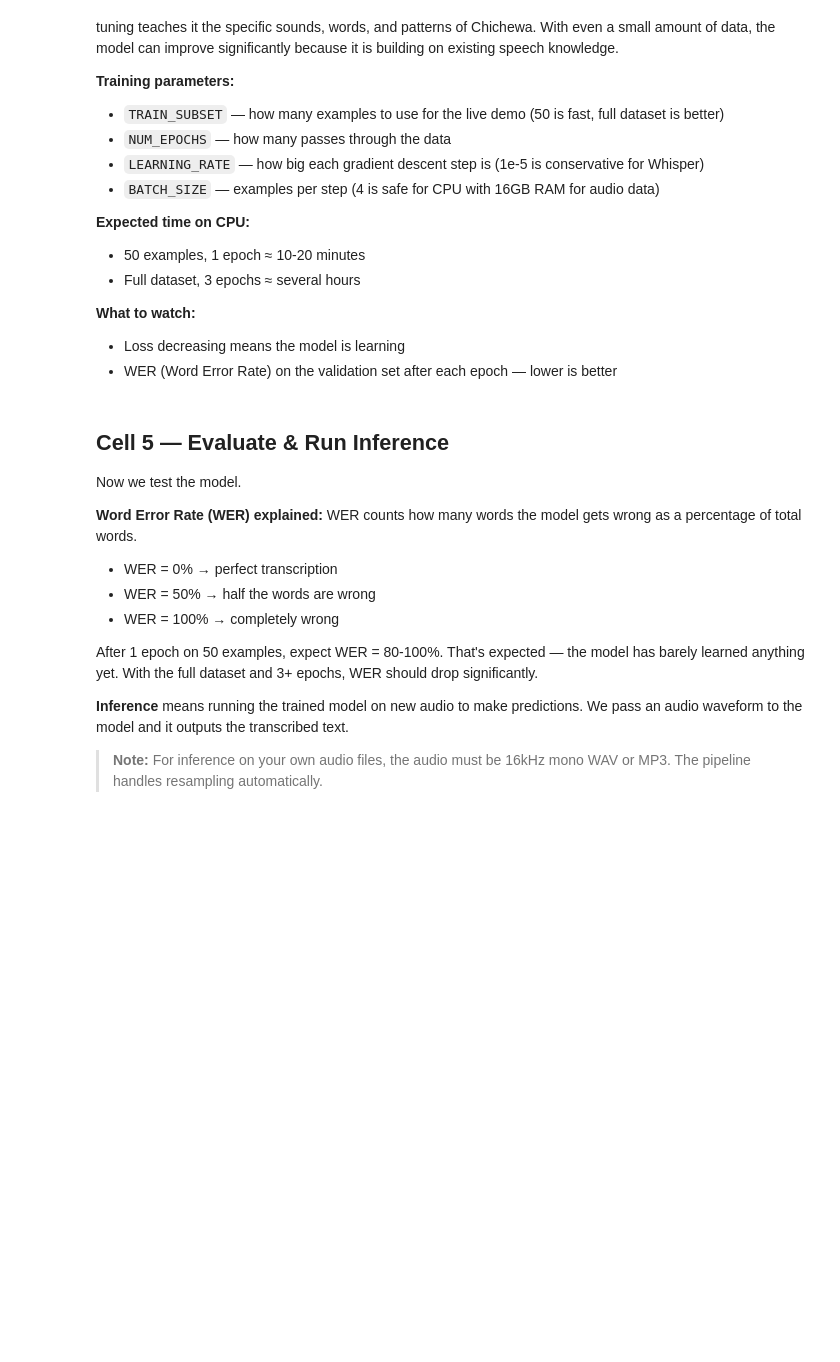
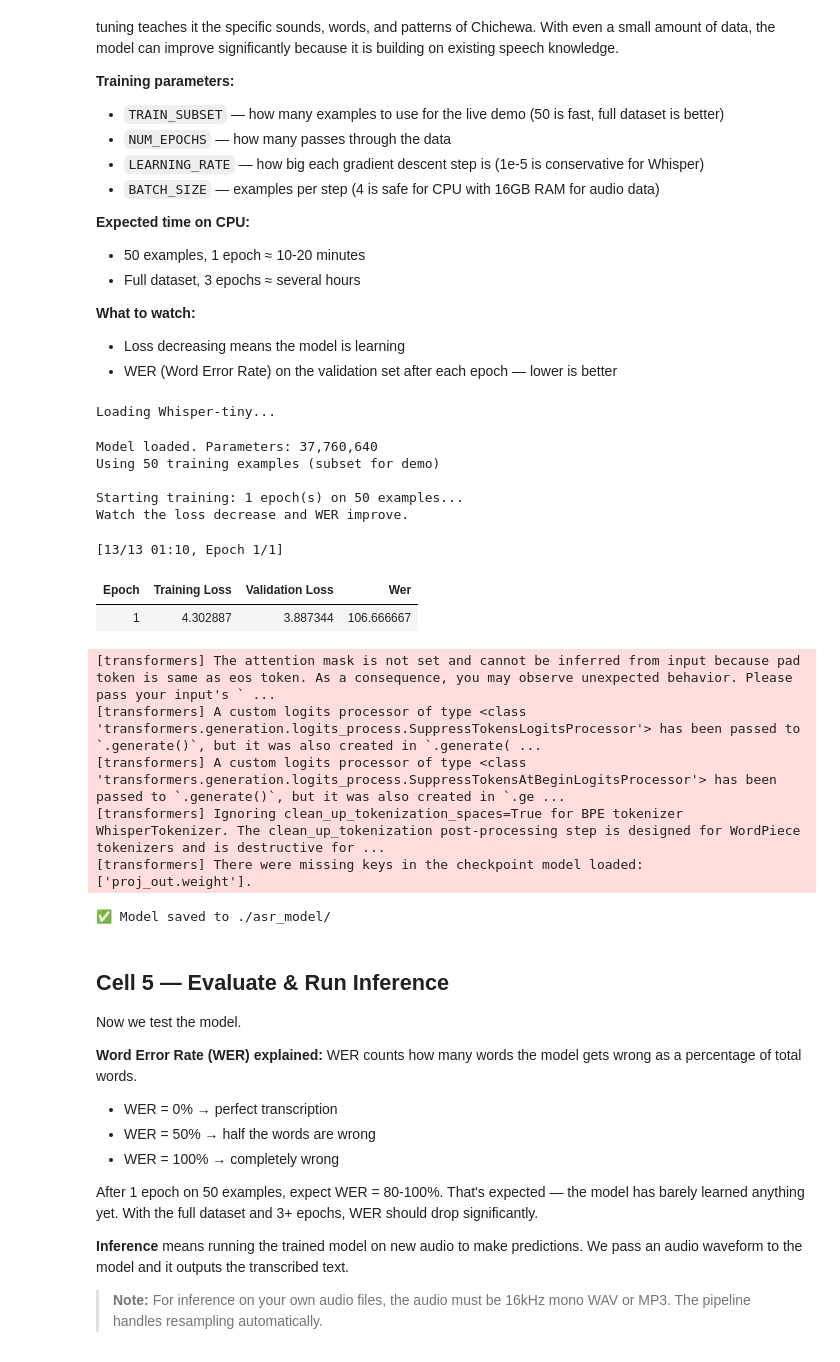
Before and after one commit to datapartnership/LRLL_MalawiWorkshopPDFtoMD, a Jupyter notebook: chichewa_asr_finetuning.ipynb, the cells around one changed output. Cells and saved outputs as stored; diff of their text form; code cells hidden in the pictures; blank space fills up the shorter version.

```diff
--- a/chichewa_asr_finetuning.ipynb
+++ b/chichewa_asr_finetuning.ipynb
@@ -182,7 +211,7 @@ from transformers import WhisperProcessor
 
 common_voice = load_from_disk(DATA_DIR)
 processor = WhisperProcessor.from_pretrained(
-    "./whisper_processor", language="Chichewa", task=TASK
+    "./whisper_processor", language="english", task=TASK
 )
 
 # ── Step 1: Resample all audio to 16kHz ──────────────────────────────────
@@ -206,7 +235,7 @@ def prepare_dataset(batch):
     ).input_features[0]
 
     # Convert text transcript to token IDs
-    batch["labels"] = processor.tokenizer(batch["sentence"]).input_ids
+    batch["labels"] = processor.tokenizer(batch["text"]).input_ids
     return batch
 
 # Apply to full dataset
@@ -319,7 +356,7 @@ print("Loading Whisper-tiny...")
 model = WhisperForConditionalGeneration.from_pretrained("./whisper_base")
 
 # Tell the model to transcribe (not translate) in Chichewa
-model.generation_config.language = "chichewa"
+model.generation_config.language = "english"
 model.generation_config.task = "transcribe"
 model.generation_config.forced_decoder_ids = None
 print(f"Model loaded. Parameters: {model.num_parameters():,}")
@@ -345,33 +382,49 @@ training_args = Seq2SeqTrainingArguments(
     logging_steps=5,
     predict_with_generate=True,   # needed for WER calculation
     generation_max_length=225,    # max tokens Whisper generates
     load_best_model_at_end=True,
     metric_for_best_model="wer",
     greater_is_better=False,      # lower WER is better
     use_cpu=True,
     report_to="none",
 )
 
 # ── Trainer ───────────────────────────────────────────────────────────────
 trainer = Seq2SeqTrainer(
     model=model,
     args=training_args,
     train_dataset=train_data,
     eval_dataset=common_voice["validation"].select(range(min(20, len(common_voice["validation"])))),
     processing_class=processor.feature_extractor,
     data_collator=data_collator,
     compute_metrics=compute_metrics,
 )
 
 # ── Train ─────────────────────────────────────────────────────────────────
 print(f"\nStarting training: {NUM_EPOCHS} epoch(s) on {len(train_data)} examples...")
 print("Watch the loss decrease and WER improve.\n")
 trainer.train()
 
 # Save
 trainer.save_model(SAVE_DIR)
 processor.save_pretrained(SAVE_DIR)
 print(f"\n✅ Model saved to {SAVE_DIR}/")
+# %% [output]
+Loading Whisper-tiny...
+Model loaded. Parameters: 37,760,640
+Using 50 training examples (subset for demo)
+
+Starting training: 1 epoch(s) on 50 examples...
+Watch the loss decrease and WER improve.
+[13/13 01:10, Epoch 1/1]
+| Epoch | Training Loss | Validation Loss | Wer |
+| 1 | 4.302887 | 3.887344 | 106.666667 |
+[transformers] The attention mask is not set and cannot be inferred from input because pad token is same as eos token. As a consequence, you may observe unexpected behavior. Please pass your input's ` ...
+[transformers] A custom logits processor of type <class 'transformers.generation.logits_process.SuppressTokensLogitsProcessor'> has been passed to `.generate()`, but it was also created in `.generate( ...
+[transformers] A custom logits processor of type <class 'transformers.generation.logits_process.SuppressTokensAtBeginLogitsProcessor'> has been passed to `.generate()`, but it was also created in `.ge ...
+[transformers] Ignoring clean_up_tokenization_spaces=True for BPE tokenizer WhisperTokenizer. The clean_up_tokenization post-processing step is designed for WordPiece tokenizers and is destructive for ...
+[transformers] There were missing keys in the checkpoint model loaded: ['proj_out.weight'].
+✅ Model saved to ./asr_model/
 # %% [markdown]
 ## Cell 5 — Evaluate & Run Inference
 
```
Also changed, not shown: parts of 5 cells of this notebook, 7 other files.
